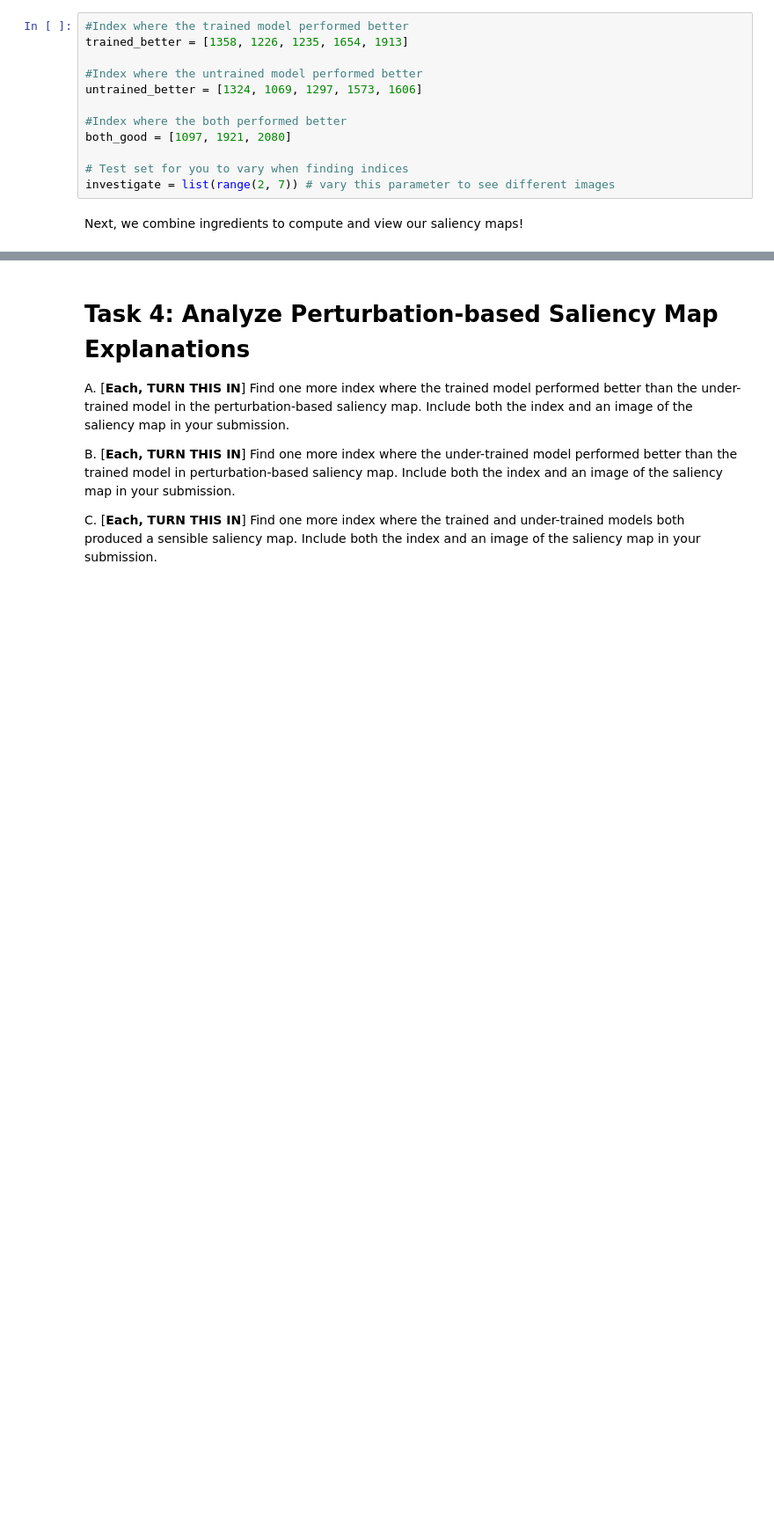
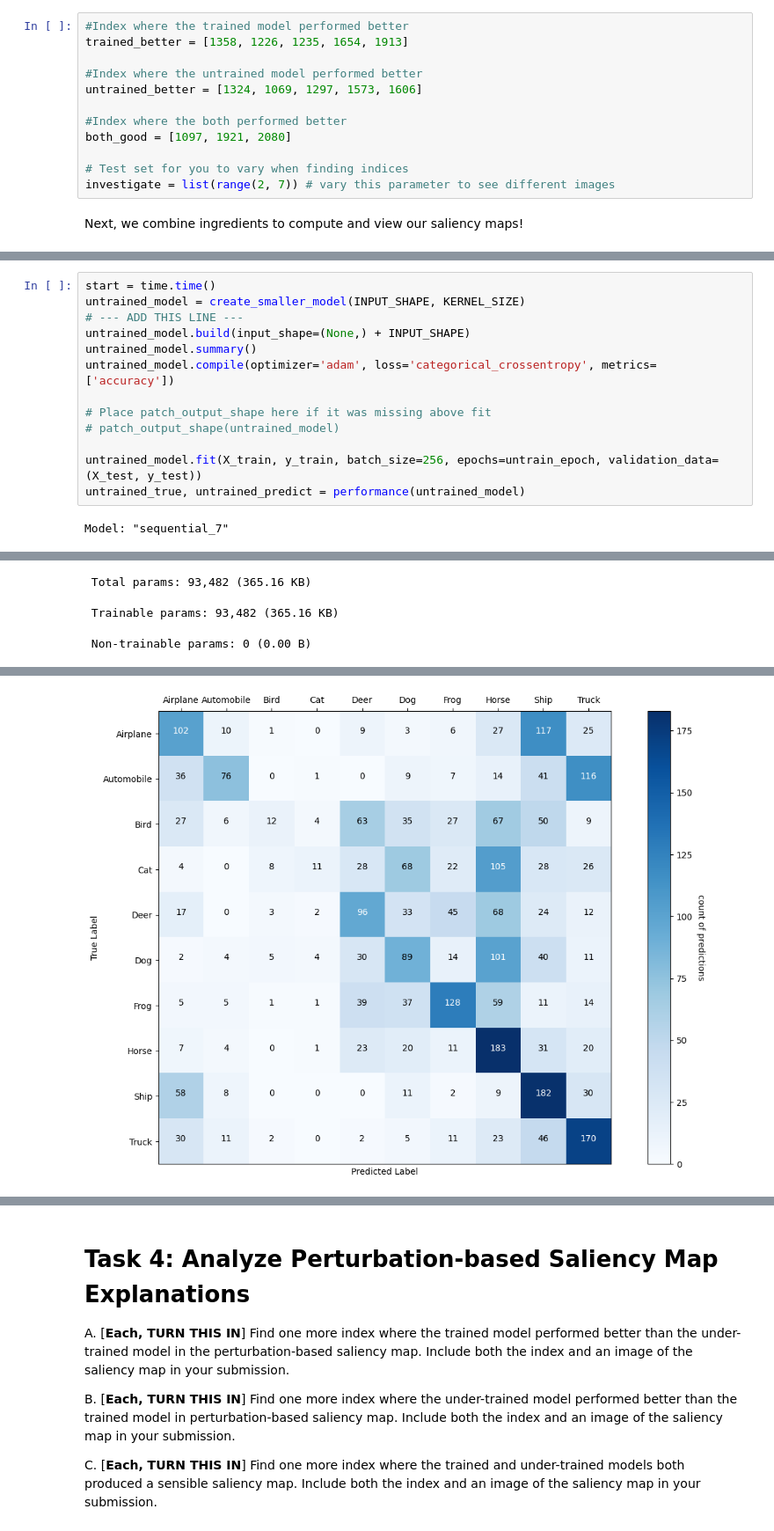
Before and after one commit to shikhasoneji8/DS-402-Trends-in-Data-Science, a Jupyter notebook: Lab 11 - Explainability Strategy - Saliency Maps (GROUP)/Saliency_map_lab.ipynb, the cells around one changed output, grey strips where cells are left out. Shown at 88% size. Saved outputs shown, nothing was run; the diff lists cells and outputs as text; blank space fills up the shorter version.

```diff
--- a/Lab 11 - Explainability Strategy - Saliency Maps (GROUP)/Saliency_map_lab.ipynb
+++ b/Lab 11 - Explainability Strategy - Saliency Maps (GROUP)/Saliency_map_lab.ipynb
@@ -431,0 +734,15 @@ Next, we combine ingredients to compute and view our saliency maps!
+# %%
+start = time.time()
+untrained_model = create_smaller_model(INPUT_SHAPE, KERNEL_SIZE)
+# --- ADD THIS LINE ---
+untrained_model.build(input_shape=(None,) + INPUT_SHAPE)
+untrained_model.summary()
+untrained_model.compile(optimizer='adam', loss='categorical_crossentropy', metrics=['accuracy'])
+
+# Place patch_output_shape here if it was missing above fit
+# patch_output_shape(untrained_model)
+
+untrained_model.fit(X_train, y_train, batch_size=256, epochs=untrain_epoch, validation_data=(X_test, y_test))
+untrained_true, untrained_predict = performance(untrained_model)
+# %% [output]
+Model: "sequential_7"
@@ -431,0 +766,3 @@ Next, we combine ingredients to compute and view our saliency maps!
+ Total params: 93,482 (365.16 KB)
+ Trainable params: 93,482 (365.16 KB)
+ Non-trainable params: 0 (0.00 B)
@@ -431,0 +789 @@ Next, we combine ingredients to compute and view our saliency maps!
+[figure, added]
```
Also changed, not shown: parts of 20 cells of this notebook, 1 other file.
